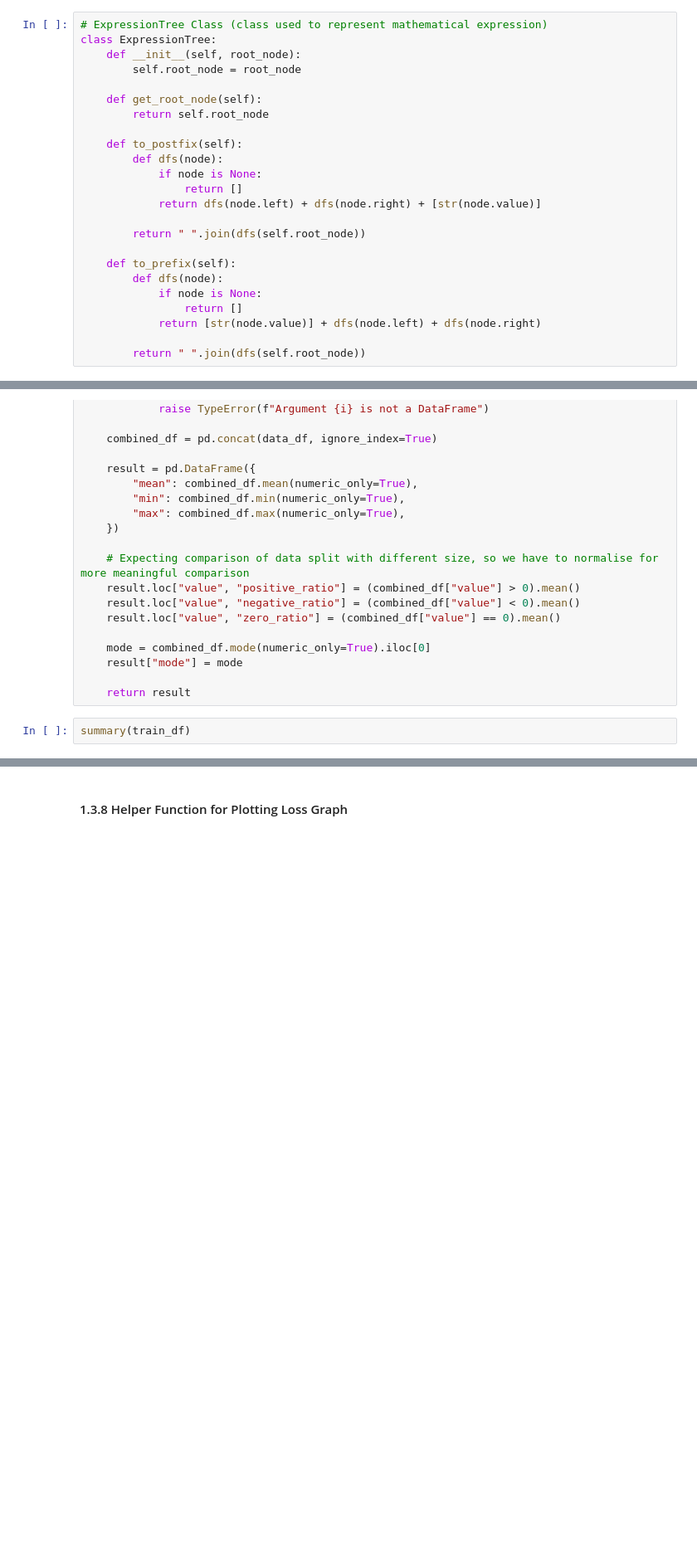
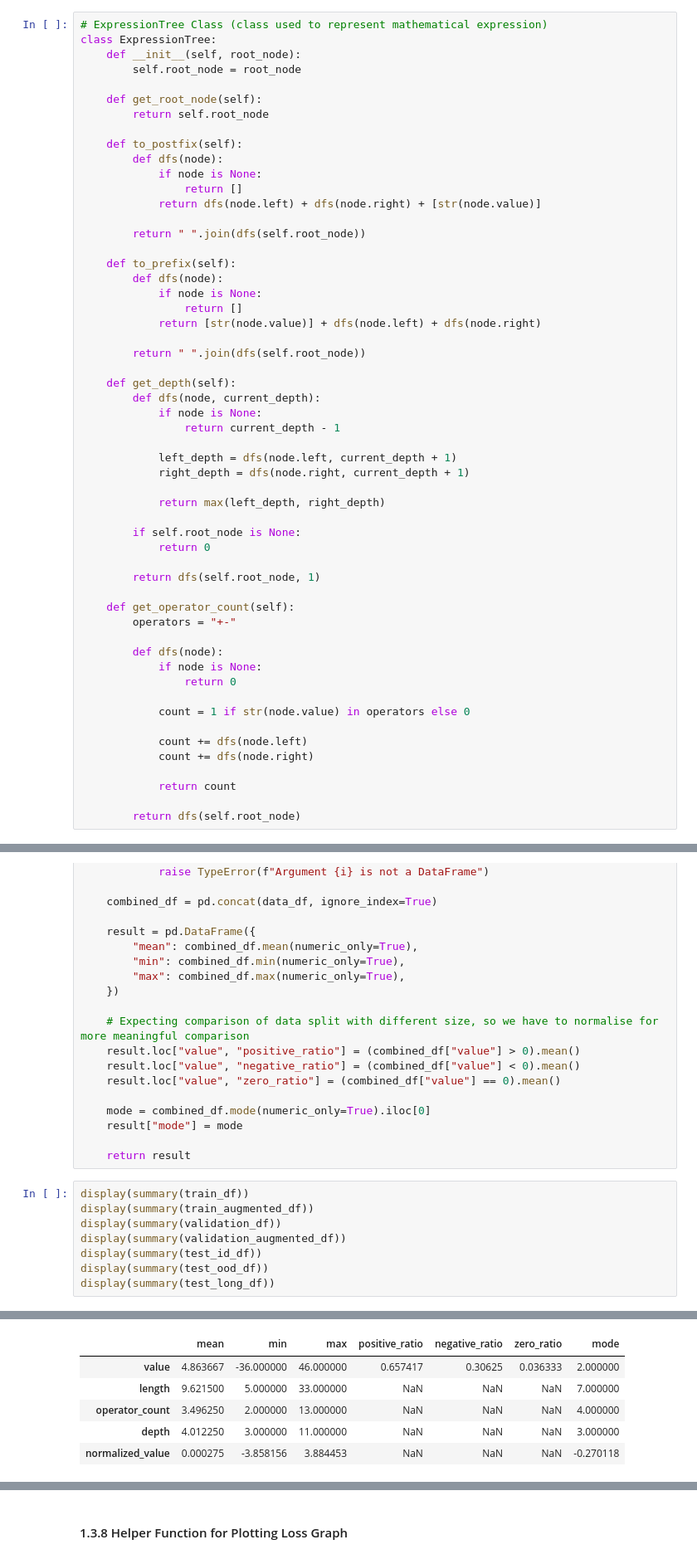
Before and after one commit to BrennoVaccari/95662-Introduction-To-Machine-Learning, a Jupyter notebook: CNN.ipynb, the cells around one changed output, grey strips where cells are left out. Shown at 83% size. Drawn from its saved outputs; the diff is of its cells as text; blank space fills up the shorter version.

```diff
--- a/CNN.ipynb
+++ b/CNN.ipynb
@@ -220,6 +230,37 @@ class ExpressionTree:
             return [str(node.value)] + dfs(node.left) + dfs(node.right)
 
         return " ".join(dfs(self.root_node))
+
+    def get_depth(self):
+        def dfs(node, current_depth):
+            if node is None:
+                return current_depth - 1
+
+            left_depth = dfs(node.left, current_depth + 1)
+            right_depth = dfs(node.right, current_depth + 1)
+
+            return max(left_depth, right_depth)
+
+        if self.root_node is None:
+            return 0
+
+        return dfs(self.root_node, 1)
+
+    def get_operator_count(self):
+        operators = "+-"
+
+        def dfs(node):
+            if node is None:
+                return 0
+
+            count = 1 if str(node.value) in operators else 0
+
+            count += dfs(node.left)
+            count += dfs(node.right)
+
+            return count
+
+        return dfs(self.root_node)
 # %%
 def reduce(operator_stack, operand_stack):
     op = operator_stack.pop()
@@ -343,11 +386,23 @@ def summary(*data_df):
 
     return result
 # %%
-summary(train_df)
+display(summary(train_df))
+display(summary(train_augmented_df))
+display(summary(validation_df))
+display(summary(validation_augmented_df))
+display(summary(test_id_df))
+display(summary(test_ood_df))
+display(summary(test_long_df))
 # %% [output]
 |  | mean | min | max | positive_ratio | negative_ratio | zero_ratio | mode |
 | value | 4.860750e+00 | -36.000000 | 46.000000 | 0.65725 | 0.306167 | 0.036583 | 2.000000 |
 | length | 9.607000e+00 | 5.000000 | 19.000000 | NaN | NaN | NaN | 7.000000 |
 | operator_count | 3.489917e+00 | 2.000000 | 5.000000 | NaN | NaN | NaN | 4.000000 |
 | depth | 3.689917e+00 | 3.000000 | 6.000000 | NaN | NaN | NaN | 4.000000 |
 | normalized_value | 2.072416e-18 | -3.858156 | 3.884453 | NaN | NaN | NaN | -0.270118 |
+|  | mean | min | max | positive_ratio | negative_ratio | zero_ratio | mode |
+| value | 4.863667 | -36.000000 | 46.000000 | 0.657417 | 0.30625 | 0.036333 | 2.000000 |
+| length | 9.621500 | 5.000000 | 33.000000 | NaN | NaN | NaN | 7.000000 |
+| operator_count | 3.496250 | 2.000000 | 13.000000 | NaN | NaN | NaN | 4.000000 |
+| depth | 4.012250 | 3.000000 | 11.000000 | NaN | NaN | NaN | 3.000000 |
+| normalized_value | 0.000275 | -3.858156 | 3.884453 | NaN | NaN | NaN | -0.270118 |
```
Also changed, not shown: parts of 31 cells of this notebook, 5 other files.
